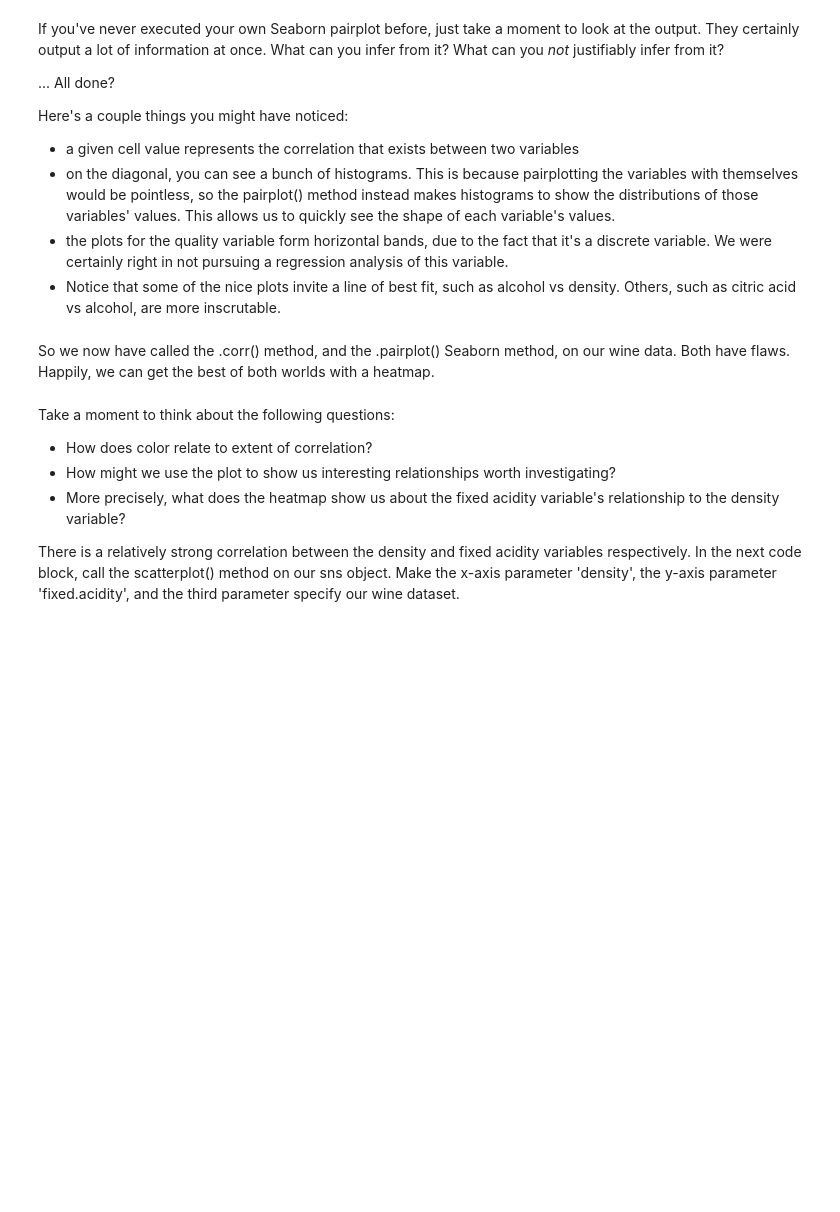
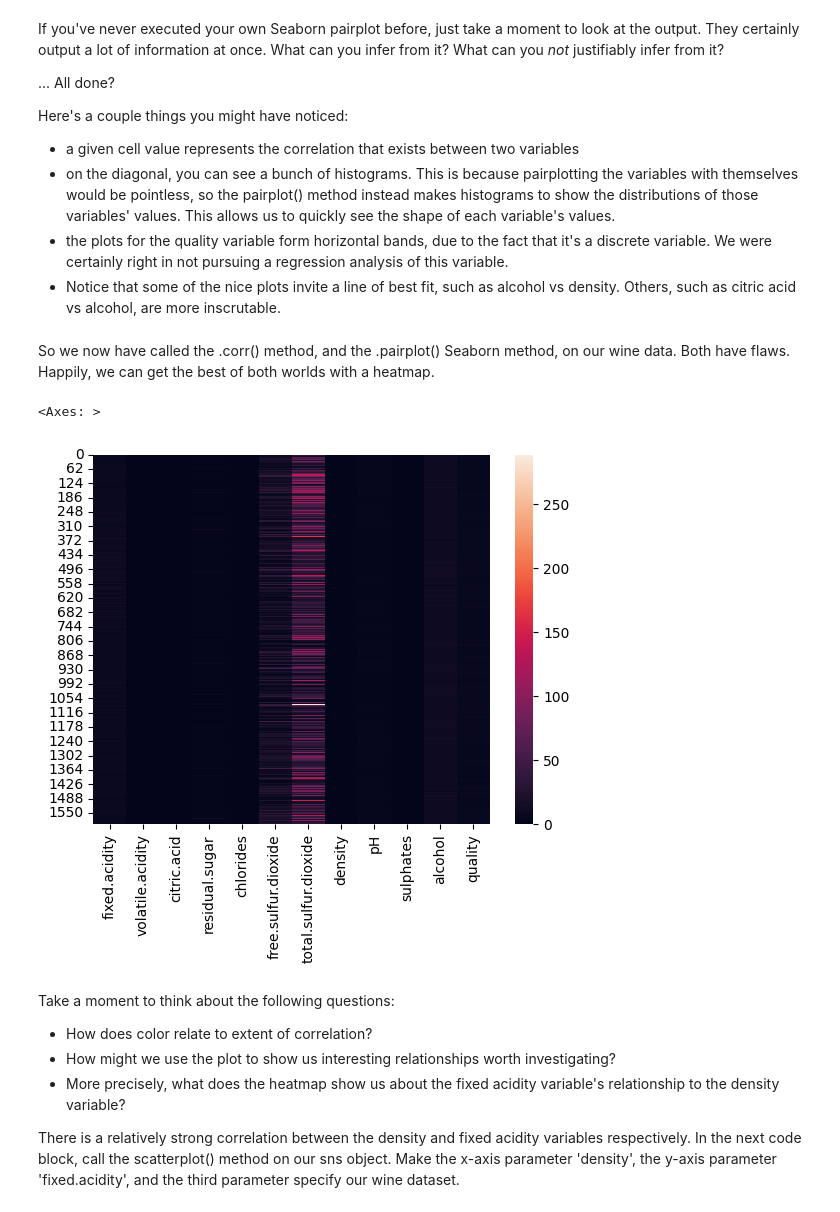
Before and after one commit to dqminhv/Springboard_Unit_11.4.1_Case_Study_Linear_Regression_1, a Jupyter notebook: 11.4.1 Case Study - Linear Regression/Springboard Regression Case Study - the Red Wine Dataset - Tier 3.ipynb, the cells around one changed output. Drawn from its saved outputs; the diff is of its cells as text; code cells hidden in the pictures; blank space fills up the shorter version.

```diff
--- a/11.4.1 Case Study - Linear Regression/Springboard Regression Case Study - the Red Wine Dataset - Tier 3.ipynb
+++ b/11.4.1 Case Study - Linear Regression/Springboard Regression Case Study - the Red Wine Dataset - Tier 3.ipynb
@@ -194,7 +219,10 @@ Here's a couple things you might have noticed:
 So we now have called the .corr() method, and the .pairplot() Seaborn method, on our wine data. Both have flaws. Happily, we can get the best of both worlds with a heatmap.
 # %%
 # Make a heatmap of the data
-_ _ _
+sns.heatmap(data)
+# %% [output]
+<Axes: >
+[figure, added]
 # %% [markdown]
 Take a moment to think about the following questions:
 - How does color relate to extent of correlation?
```
Also changed, not shown: parts of 9 cells of this notebook.
